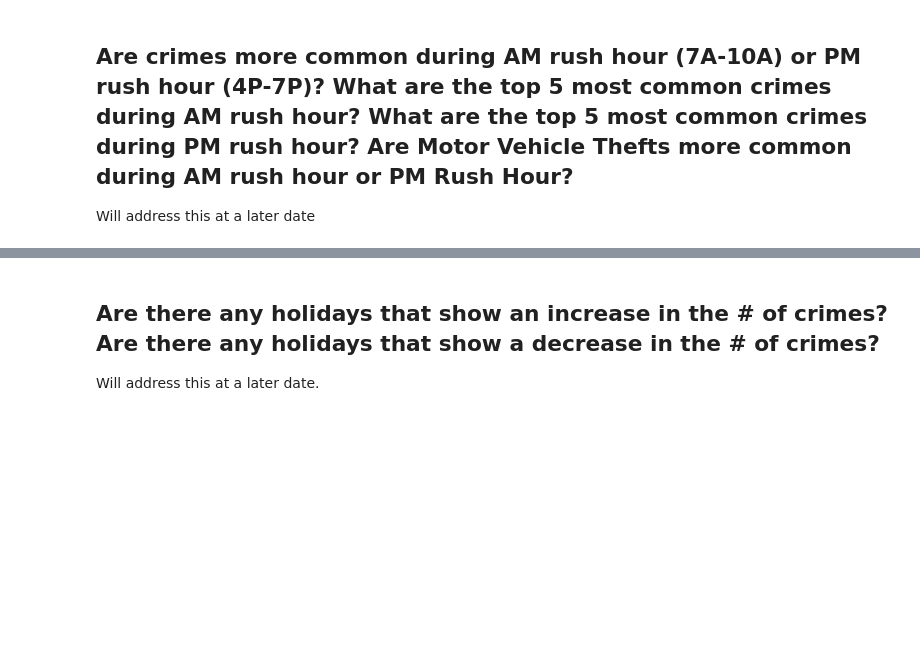
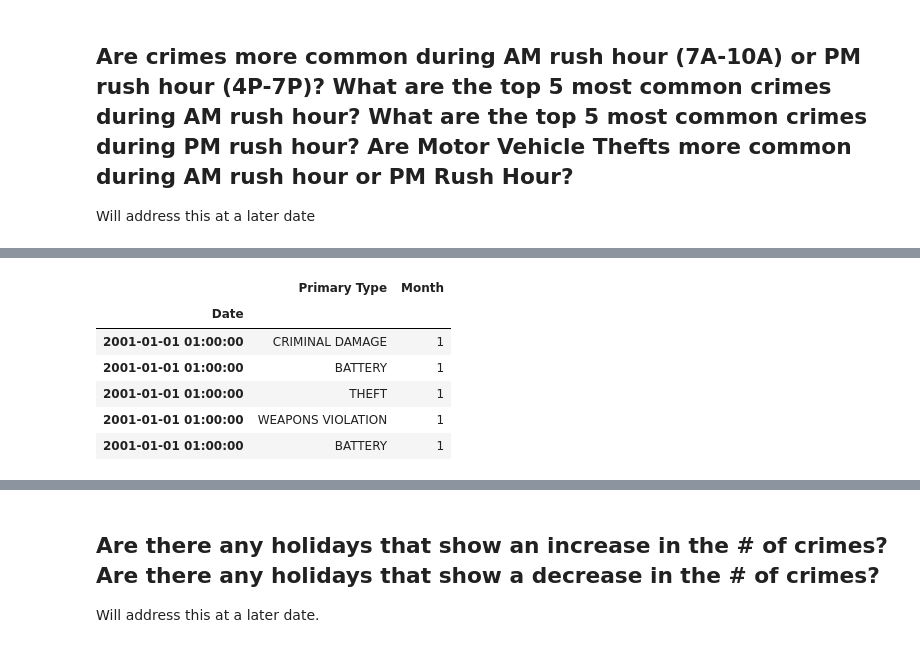
Before and after one commit to JosephPLim/Crime-in-Chicago, a Jupyter notebook: Reporter-Questions.ipynb, the cells around one changed output, grey strips where cells are left out. Cells and saved outputs as stored; diff of their text form; code cells hidden in the pictures; blank space fills up the shorter version.

```diff
--- a/Reporter-Questions.ipynb
+++ b/Reporter-Questions.ipynb
@@ -363,0 +419,14 @@ monthly_crime_df = df.copy()
+# %%
+#Dropping unnecessary columns
+drop_cols = ["ID", "Description", "Location Description", "Arrest",
+             "Domestic", "Beat", "District", "Ward", "Latitude", "Longitude"]
+monthly_crime_df = monthly_crime_df.drop(columns = drop_cols)
+monthly_crime_df.head()
+# %% [output]
+|  | Primary Type | Month |
+| Date |  |  |
+| 2001-01-01 01:00:00 | CRIMINAL DAMAGE | 1 |
+| 2001-01-01 01:00:00 | BATTERY | 1 |
+| 2001-01-01 01:00:00 | THEFT | 1 |
+| 2001-01-01 01:00:00 | WEAPONS VIOLATION | 1 |
+| 2001-01-01 01:00:00 | BATTERY | 1 |
```
Also changed, not shown: parts of 15 cells of this notebook.
